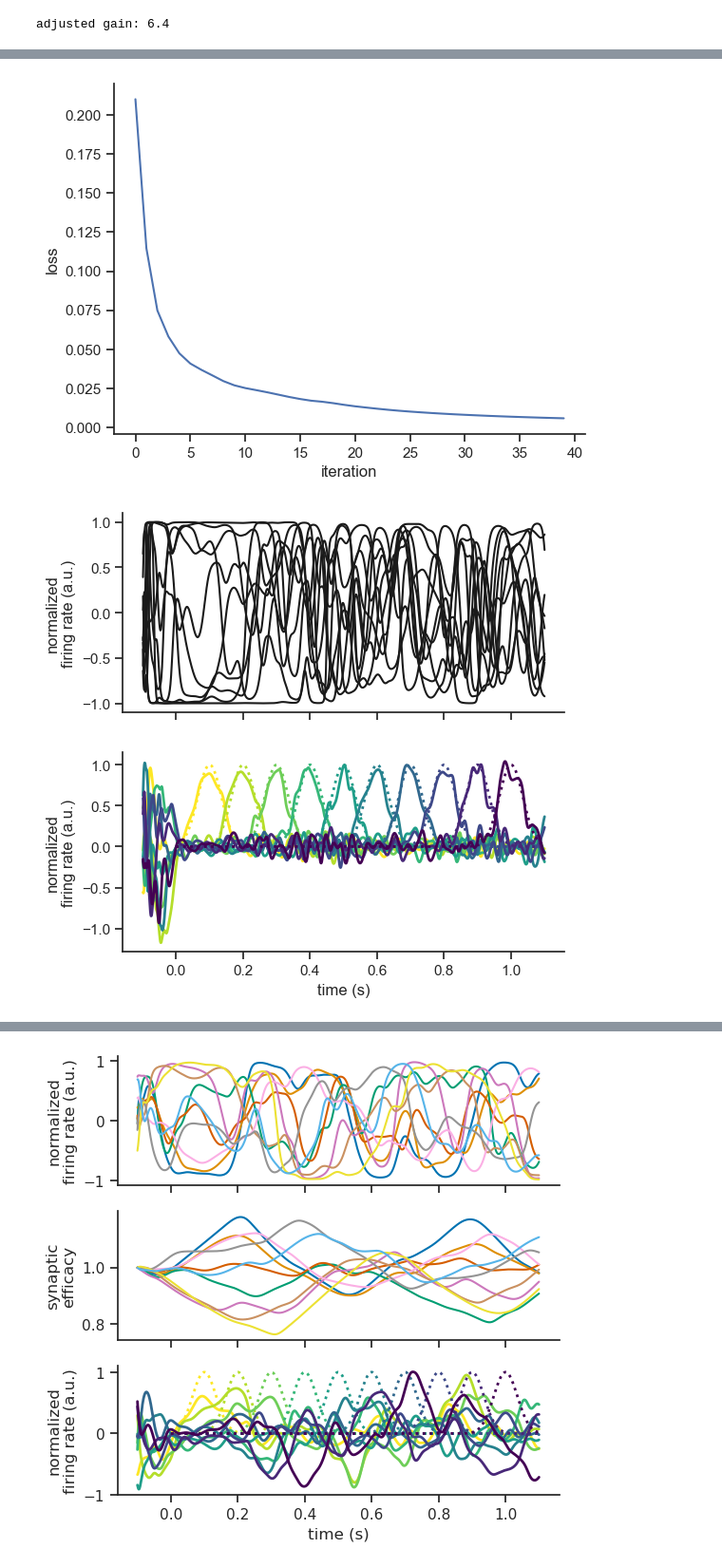
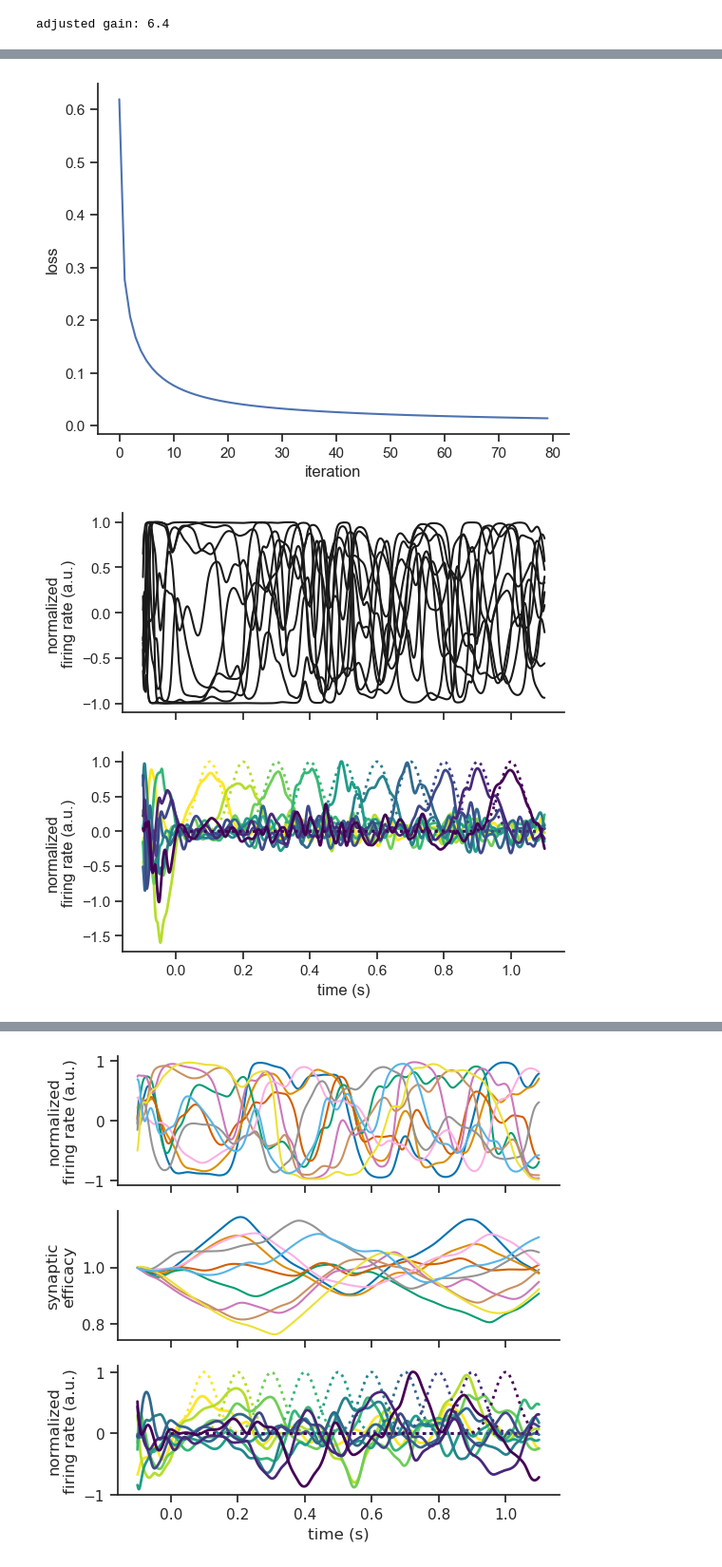
Before and after one commit to rythorpe/time_coding, a Jupyter notebook: aux_dev.ipynb, the cells around one changed output, grey strips where cells are left out. Shown at 95% size. Drawn from its saved outputs; the diff is of its cells as text; code cells hidden in the pictures.

Commit message:
minor adjustments to figures; try simple training format

```diff
--- a/aux_dev.ipynb
+++ b/aux_dev.ipynb
@@ -30,7 +30,7 @@ model.to(device)
 
 loss_fn = nn.MSELoss()
 # optimizer = torch.optim.SGD(model.parameters(), lr=1e-3)
-optimizer = torch.optim.SGD(model.parameters(), lr=1e-3)
+optimizer = torch.optim.SGD(model.parameters(), lr=1e-1)
 
 # set parameters
 # simulation parameters
@@ -75,13 +75,15 @@ _, _ = test(inputs, targets, times, model, loss_fn, h_0, r_0, u_0, plot=True)
 #     _ = pre_train(inputs, times, model, h_0)
 
 # train model weights
-max_iter = 40
+max_iter = 80
 convergence_reached = False
 loss_per_iter = list()
 for iter_idx in range(max_iter):
     print(f"Iteration {iter_idx + 1}")
-    loss, param_dist = train(inputs, targets, times, model, loss_fn,
-                             optimizer, h_0, r_0, u_0, presyn_idx=iter_idx)
+    # loss, param_dist = train(inputs, targets, times, model, loss_fn,
+    #                          optimizer, h_0, r_0, u_0, presyn_idx=iter_idx)
+    loss, param_dist = train_simple(inputs, targets, times, model, loss_fn,
+                                    optimizer, h_0, r_0, u_0)
     loss_per_iter.append(loss)
     # if param_dist < 2e-4:
     #     convergence_reached = True
@@ -122,6 +124,6 @@ Test loss: 0.005820
 [figure]
-[figure, old version]
+[figure, new version]
-[figure, old version]
+[figure, new version]
 # %%
 from cycler import cycler
 
```
Also changed, not shown: parts of 4 cells of this notebook, 1 other file.
